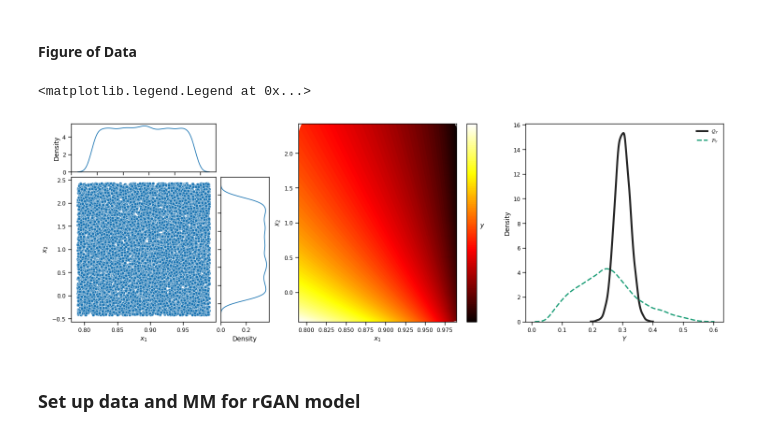
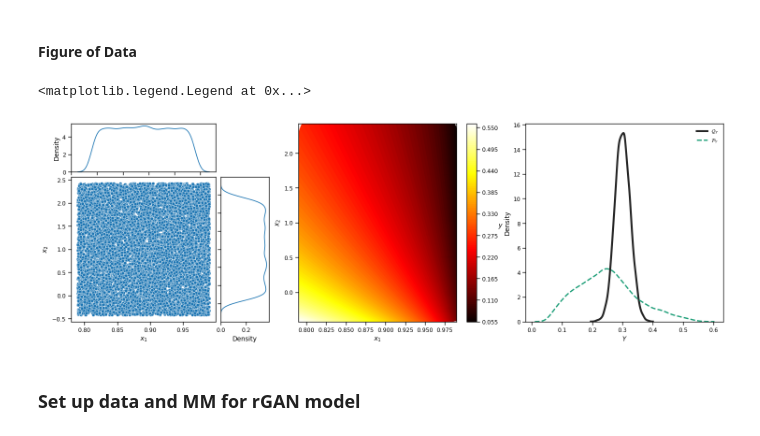
Before and after one commit to IBM/rgan-demo-pytorch, a Jupyter notebook: examples/nonlinear/uniform_prior.ipynb, the cells around one changed output. Saved outputs shown, nothing was run; the diff lists cells and outputs as text; code cells hidden in the pictures.

Commit message:
Slight update to README and figures
Signed-off-by: Tim Rumbell <thrumbel@us.ibm.com>

```diff
--- a/examples/nonlinear/uniform_prior.ipynb
+++ b/examples/nonlinear/uniform_prior.ipynb
@@ -109,35 +109,35 @@ sns.scatterplot(x=p_X.numpy()[:,0], y=p_X.numpy()[:,1], ax=ax)
 ax.set_xlabel('$x_1$')
 ax.set_ylabel('$x_2$')
 
 ax = fig.add_subplot(gs1[0, 0])
 sns.kdeplot(x=p_X.numpy()[:,0], label=r'$x_1$')
 ax.tick_params(axis="x", labelbottom=False)
 
 ax = fig.add_subplot(gs1[1, 1])
 sns.kdeplot(y=p_X.numpy()[:,1], label=r'$x_2$')
 ax.tick_params(axis="y", labelleft=False)
 
 # Middle panel: p_Y (push forward of prior) plotted over prior p_X
 ax = fig.add_subplot(gs[1])
 cntr2 = ax.tricontourf(p_X.numpy()[:,0], p_X.numpy()[:,1], p_Y.numpy().reshape(-1,), levels=100, cmap="hot")
 for c in cntr2.collections:
     c.set_edgecolor("face")
-cbar = fig.colorbar(cntr2, ax=ax, ticks=[0, 500, 1000, 1500])
+cbar = fig.colorbar(cntr2, ax=ax, )
 cbar.set_label('$y$', rotation=0)
 ax.set_xlim([x_low[0], x_high[0]])
 ax.set_ylim([x_low[1], x_high[1]])
 ax.set_xlabel('$x_1$')
 ax.set_ylabel('$x_2$')
 
 # Right panel: p_Y (target distribution)
 ax = fig.add_subplot(gs[2])
 sns.kdeplot(q_Y.numpy().flatten(), color = c0, ax = ax, label = r'$\mathcal{Q}_Y$', linewidth = 3)
 sns.kdeplot(p_Y.numpy().flatten(), color = c1, ax = ax, label = r'$\mathcal{P}_Y$', linewidth = 2, ls='--')
 ax.set_xlabel('$Y$')
 ax.legend(prop = {'size': fs3-2}, frameon=False)
 # %% [output]
 <matplotlib.legend.Legend at 0x...>
-[figure, old version]
+[figure, new version]
 # %% [markdown]
 ### Set up data and MM for rGAN model
 # %% [markdown]
```
Also changed, not shown: 2 other files.
